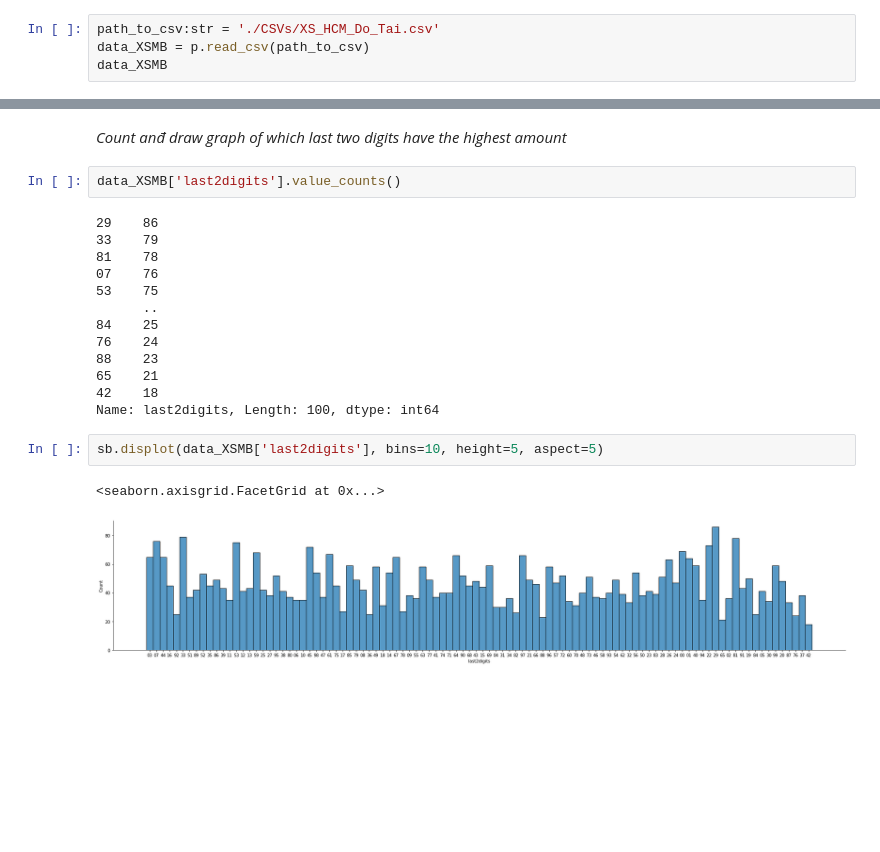
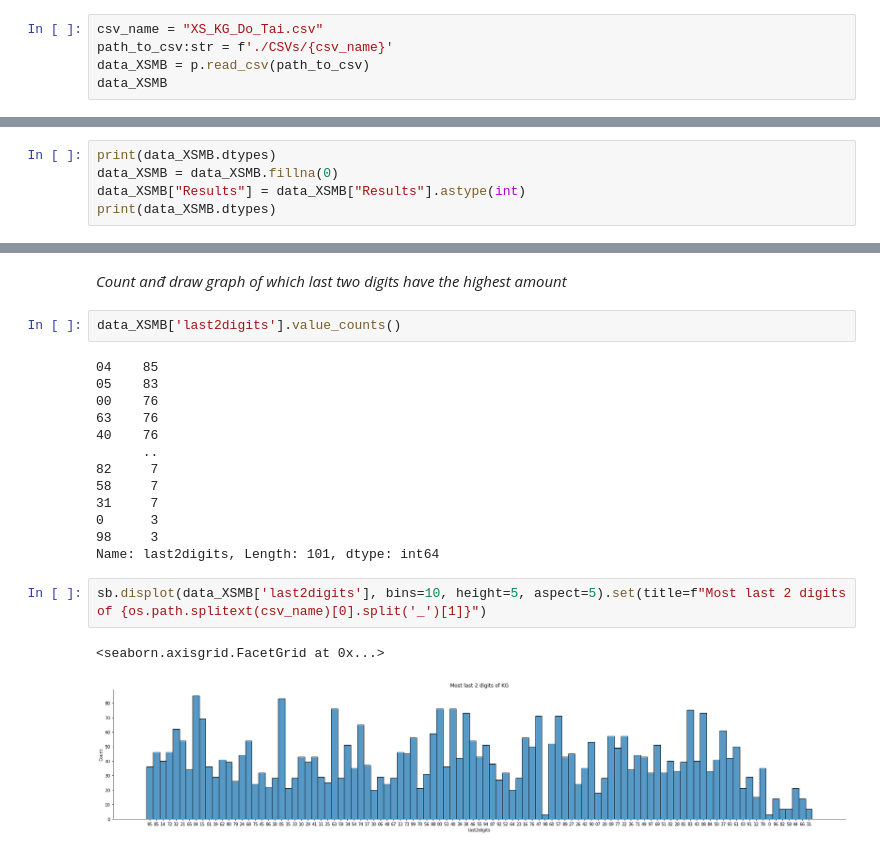
Before and after one commit to cobeo2004/xsmb-than-tai, a Jupyter notebook: Phan_Tich_Giai_Nhat_XSMB.ipynb, the cells around one changed output, grey strips where cells are left out. Cells and saved outputs as stored; diff of their text form; blank space fills up the shorter version.

```diff
--- a/Phan_Tich_Giai_Nhat_XSMB.ipynb
+++ b/Phan_Tich_Giai_Nhat_XSMB.ipynb
@@ -9,7 +10,8 @@ import seaborn as sb
 # %% [markdown]
 *Read Files*
 # %%
-path_to_csv:str = './CSVs/XS_HCM_Do_Tai.csv'
+csv_name = "XS_KG_Do_Tai.csv"
+path_to_csv:str = f'./CSVs/{csv_name}'
 data_XSMB = p.read_csv(path_to_csv)
 data_XSMB
 # %% [output]
@@ -28,0 +33,5 @@ data_XSMB
+# %%
+print(data_XSMB.dtypes)
+data_XSMB = data_XSMB.fillna(0)
+data_XSMB["Results"] = data_XSMB["Results"].astype(int)
+print(data_XSMB.dtypes)
@@ -91,20 +109,20 @@ data_XSMB
 # %%
 data_XSMB['last2digits'].value_counts()
 # %% [output]
-29    86
-33    79
-81    78
-07    76
-53    75
+04    85
+05    83
+00    76
+63    76
+40    76
       ..
-84    25
-76    24
-88    23
-65    21
-42    18
-Name: last2digits, Length: 100, dtype: int64
+82     7
+58     7
+31     7
+0      3
+98     3
+Name: last2digits, Length: 101, dtype: int64
 # %%
-sb.displot(data_XSMB['last2digits'], bins=10, height=5, aspect=5)
+sb.displot(data_XSMB['last2digits'], bins=10, height=5, aspect=5).set(title=f"Most last 2 digits of {os.path.splitext(csv_name)[0].split('_')[1]}")
 # %% [output]
 <seaborn.axisgrid.FacetGrid at 0x...>
-[figure, old version]
+[figure, new version]
```
Also changed, not shown: parts of 9 cells of this notebook, 5 other files.
